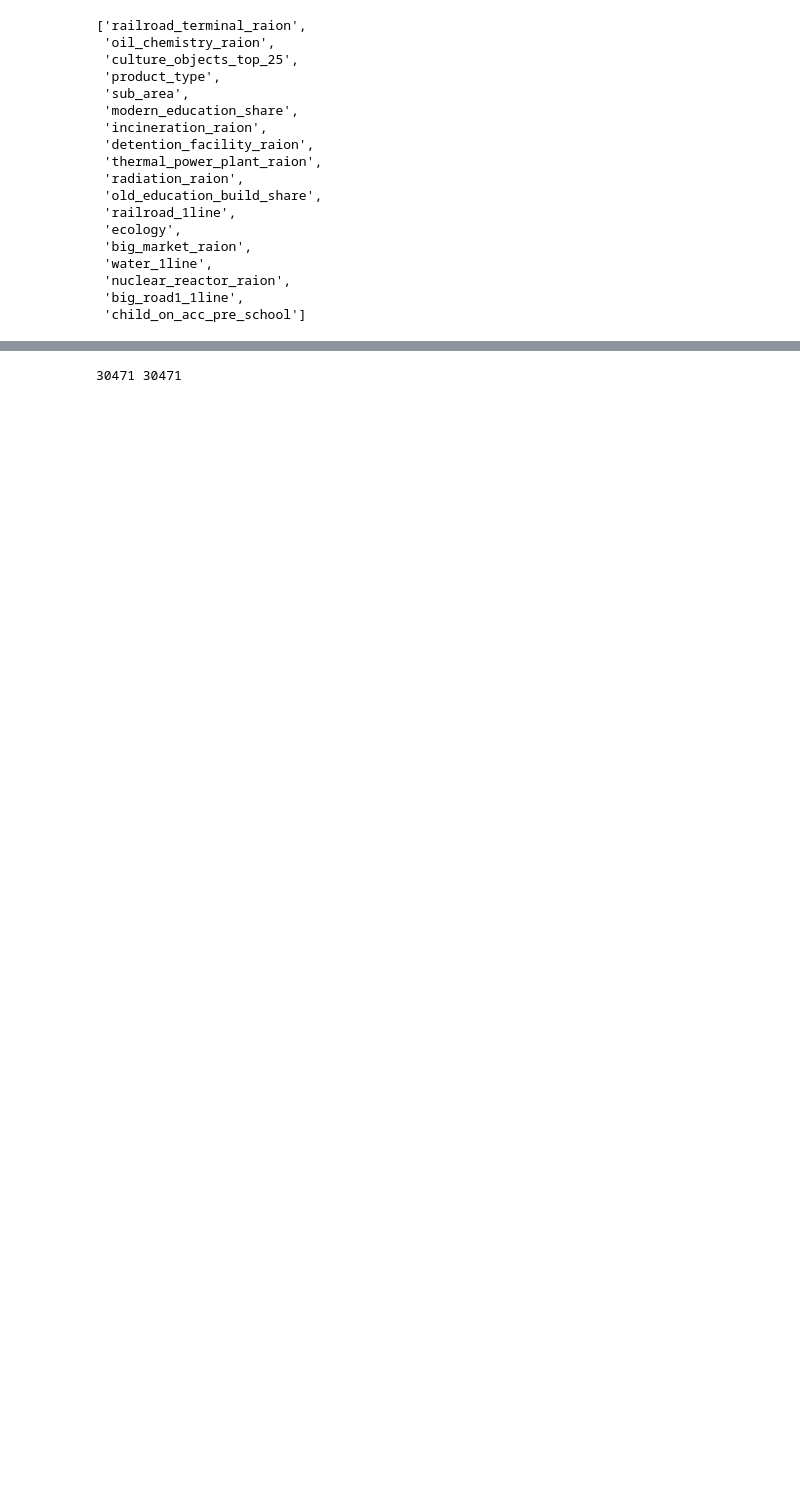
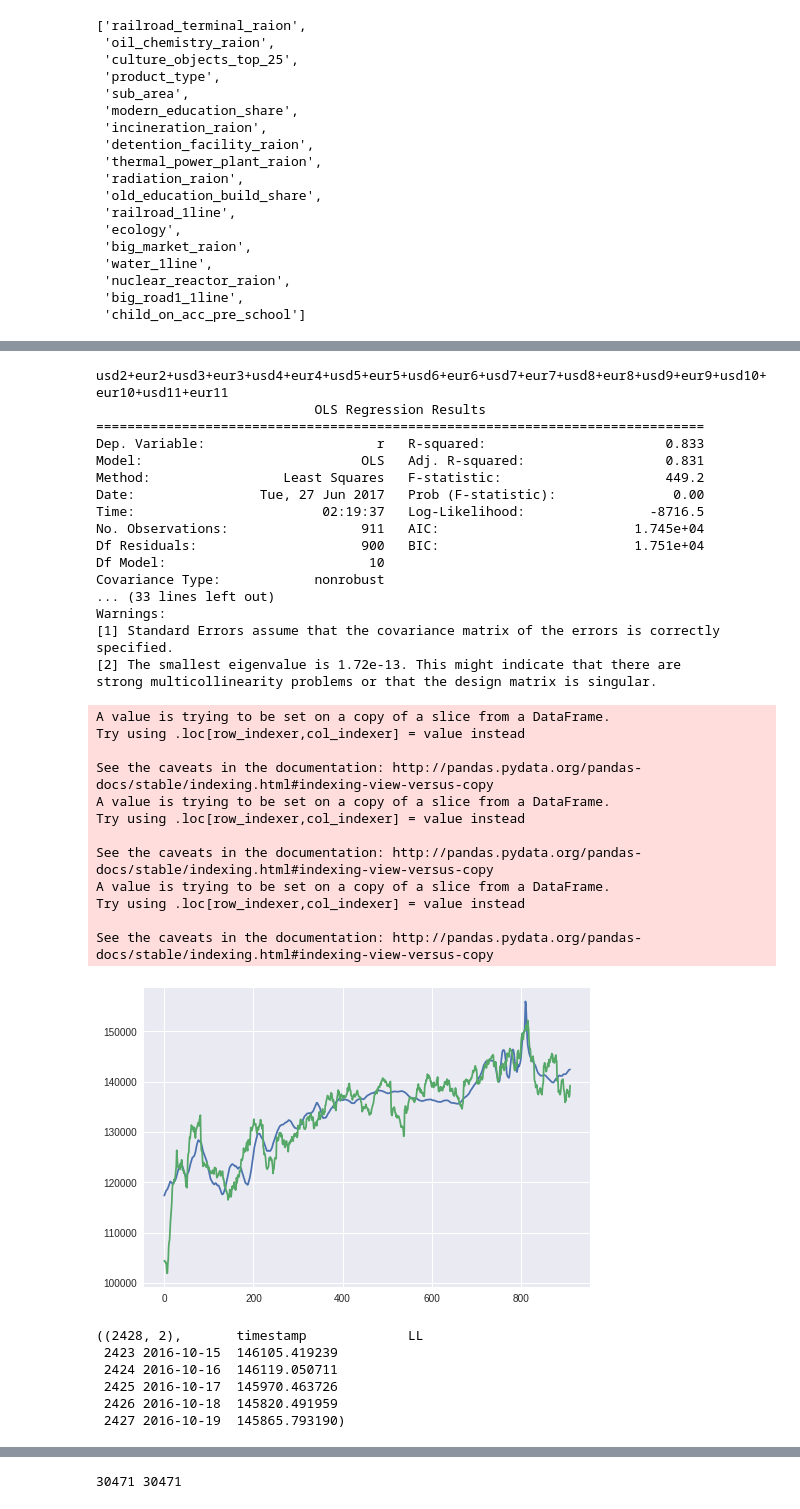
Before and after one commit to SorokinV/Kaggle-2017-SberBank, a Jupyter notebook: Jupiter/sb-v01-head-01-rmse-03-multi.ipynb, the cells around one changed output, grey strips where cells are left out. Drawn from its saved outputs; the diff is of its cells as text; code cells hidden in the pictures; blank space fills up the shorter version.

```diff
--- a/Jupiter/sb-v01-head-01-rmse-03-multi.ipynb
+++ b/Jupiter/sb-v01-head-01-rmse-03-multi.ipynb
@@ -385,2 +338,67 @@ ttrain.head()
+# %%
+import statsmodels.formula.api as smf
+import statsmodels.tsa.api as smt
+import statsmodels.api as sm
+from statsmodels.iolib.table import SimpleTable
+
+rue2014 = rue_data[rue_data.index>='2013']
+
+rue_f = '+'.join(['usd'+str(i)+'+eur'+str(i) for i in range(2,poly)])
+print(rue_f)
+rue = sm.OLS.from_formula("r ~ usd+eur+"+rue_f, data=rue2014)
+#rue = sm.OLS.from_formula("r ~ usd+eur", data=rue2014)
+rue_m  = rue.fit()
+print rue_m.summary()
+
+rue = macro[['usdrub','eurrub']]; rue.columns=['usd','eur']
+
+rue.usd = rue.usd.rolling(roll).mean().dropna().shift(shiftUE)
+rue.eur = rue.eur.rolling(roll).mean().dropna().shift(shiftUE)
+for i in range(2,poly) :
+    rue['usd'+str(i)] = rue.usd**i
+    rue['eur'+str(i)] = rue.eur**i
+xLL = pd.DataFrame(rue_m.predict(rue),columns=['LL'])
+rue2014['LL'] = xLL.LL
+xLL = xLL.dropna().reset_index()
+plt.plot(rue2014['LL'].ravel()); plt.plot(rue2014['r'].ravel());
+plt.show()
+xLL.shape, xLL.tail()
+# %% [output]
+usd2+eur2+usd3+eur3+usd4+eur4+usd5+eur5+usd6+eur6+usd7+eur7+usd8+eur8+usd9+eur9+usd10+eur10+usd11+eur11
+                            OLS Regression Results
+==============================================================================
+Dep. Variable:                      r   R-squared:                       0.833
+Model:                            OLS   Adj. R-squared:                  0.831
+Method:                 Least Squares   F-statistic:                     449.2
+Date:                Tue, 27 Jun 2017   Prob (F-statistic):               0.00
+Time:                        02:19:37   Log-Likelihood:                -8716.5
+No. Observations:                 911   AIC:                         1.745e+04
+Df Residuals:                     900   BIC:                         1.751e+04
+Df Model:                          10
+Covariance Type:            nonrobust
+... (33 lines left out)
+Warnings:
+[1] Standard Errors assume that the covariance matrix of the errors is correctly specified.
+[2] The smallest eigenvalue is 1.72e-13. This might indicate that there are
+strong multicollinearity problems or that the design matrix is singular.
+A value is trying to be set on a copy of a slice from a DataFrame.
+Try using .loc[row_indexer,col_indexer] = value instead
+
+See the caveats in the documentation: http://pandas.pydata.org/pandas-docs/stable/indexing.html#indexing-view-versus-copy
+A value is trying to be set on a copy of a slice from a DataFrame.
+Try using .loc[row_indexer,col_indexer] = value instead
+
+See the caveats in the documentation: http://pandas.pydata.org/pandas-docs/stable/indexing.html#indexing-view-versus-copy
+A value is trying to be set on a copy of a slice from a DataFrame.
+Try using .loc[row_indexer,col_indexer] = value instead
+
+See the caveats in the documentation: http://pandas.pydata.org/pandas-docs/stable/indexing.html#indexing-view-versus-copy
+[figure, added]
+((2428, 2),       timestamp             LL
+ 2423 2016-10-15  146105.419239
+ 2424 2016-10-16  146119.050711
+ 2425 2016-10-17  145970.463726
+ 2426 2016-10-18  145820.491959
+ 2427 2016-10-19  145865.793190)
 # %%
 # Начинаем строить модель по остаткам train данных
```
Also changed, not shown: parts of 26 cells of this notebook.
